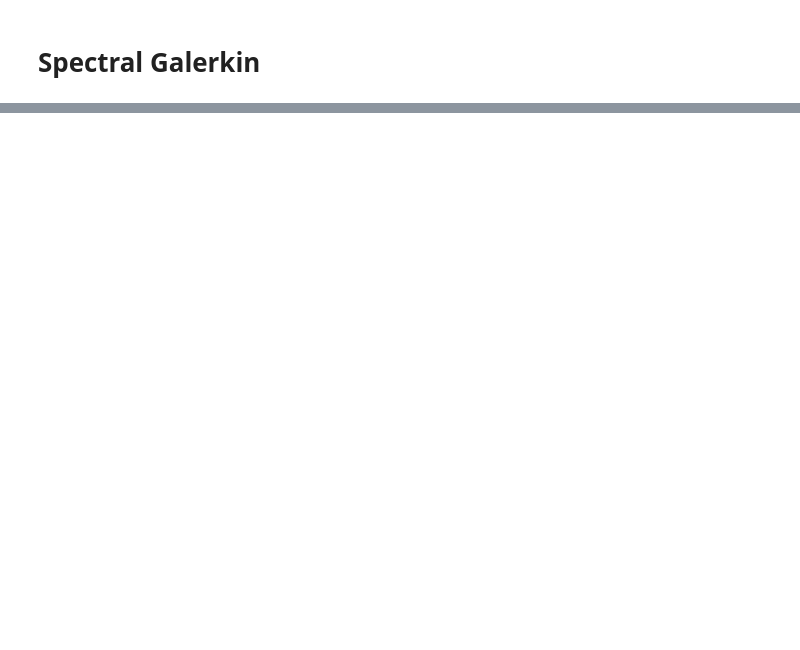
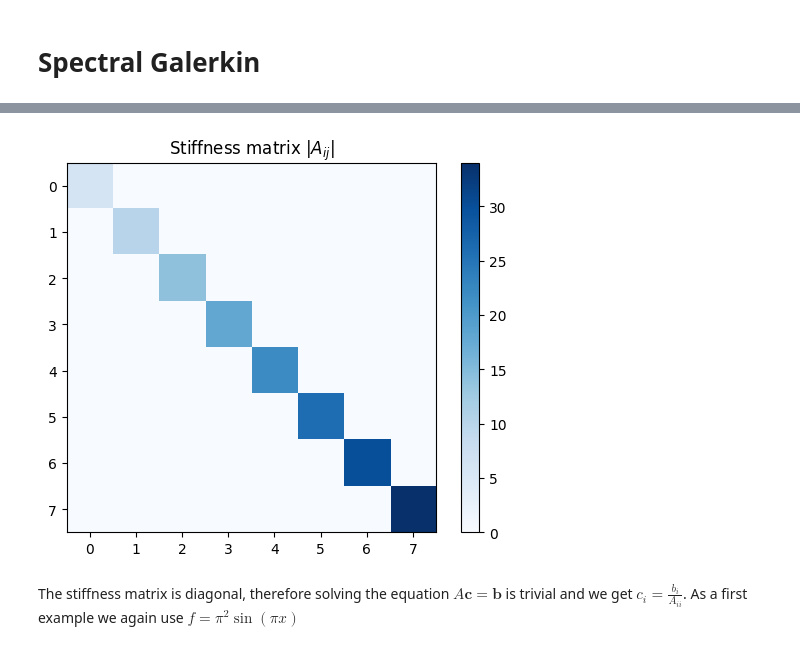
Before and after one commit to kilianroeth/galerkin-methods, a Jupyter notebook: spectral-galerkin.ipynb, the cells around one changed output, grey strips where cells are left out. Saved outputs shown, nothing was run; the diff lists cells and outputs as text; code cells hidden in the pictures; blank space fills up the shorter version.

```diff
--- a/spectral-galerkin.ipynb
+++ b/spectral-galerkin.ipynb
@@ -26,0 +78,18 @@ plt.show()
+# %%
+N   = 8
+pts, wts = leggauss(20)   # quadrature points and weights on [-1,1]
+
+A = np.zeros((N, N))
+for i in range(N):
+    for j in range(N):
+        integrand = phi_spec_deriv(i, pts) * phi_spec_deriv(j, pts)
+        A[i,j] = np.dot(wts, integrand)
+# %%
+plt.imshow(np.abs(A), cmap='Blues')
+plt.colorbar()
+plt.title('Stiffness matrix $|A_{ij}|$')
+plt.show()
+# %% [output]
+[figure, added]
+# %% [markdown]
+The stiffness matrix is diagonal, therefore solving the equation $A \mathbf{c} = \mathbf{b}$ is trivial and we get $c_i = \frac{b_i}{A_{ii}}$. As a first example we again use $f = \pi^2 \sin(\pi x)$
```
Also changed, not shown: parts of 15 cells of this notebook, 1 other file.
